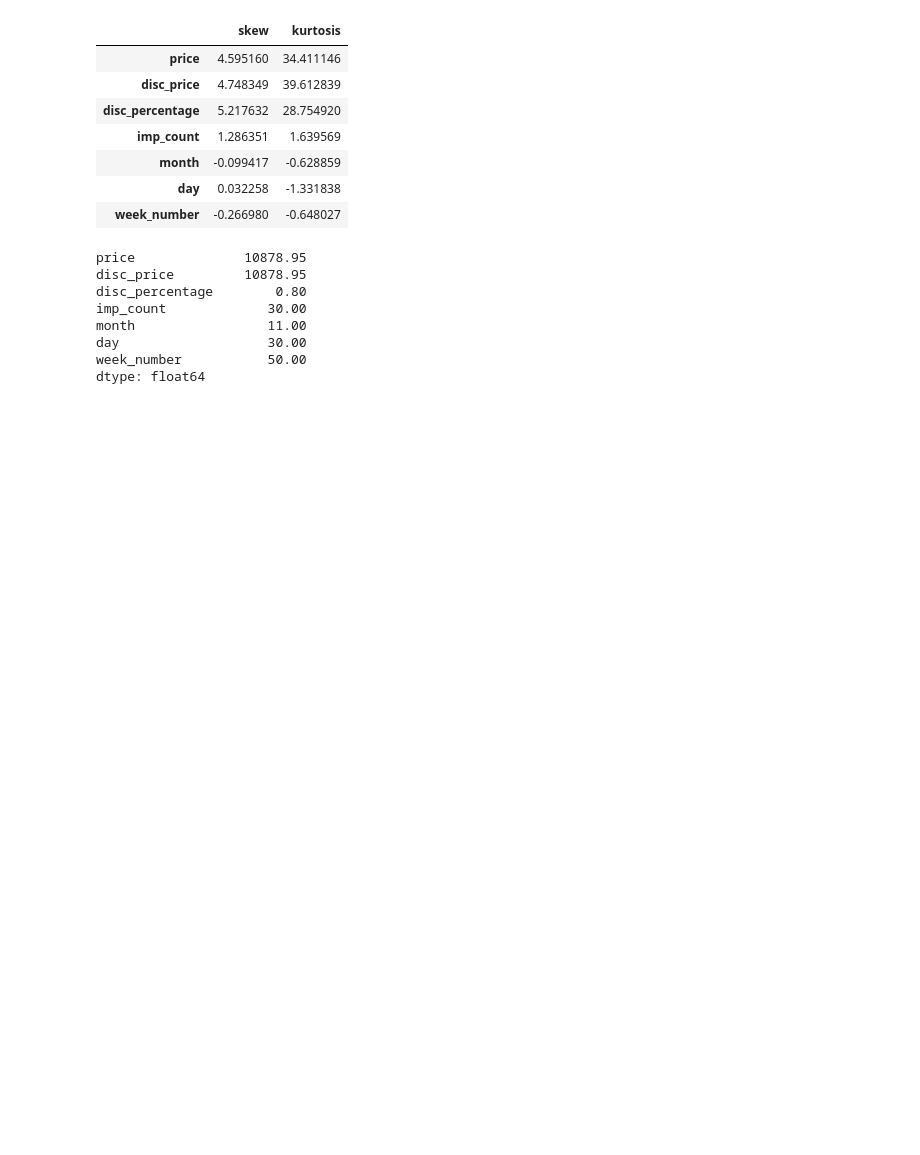
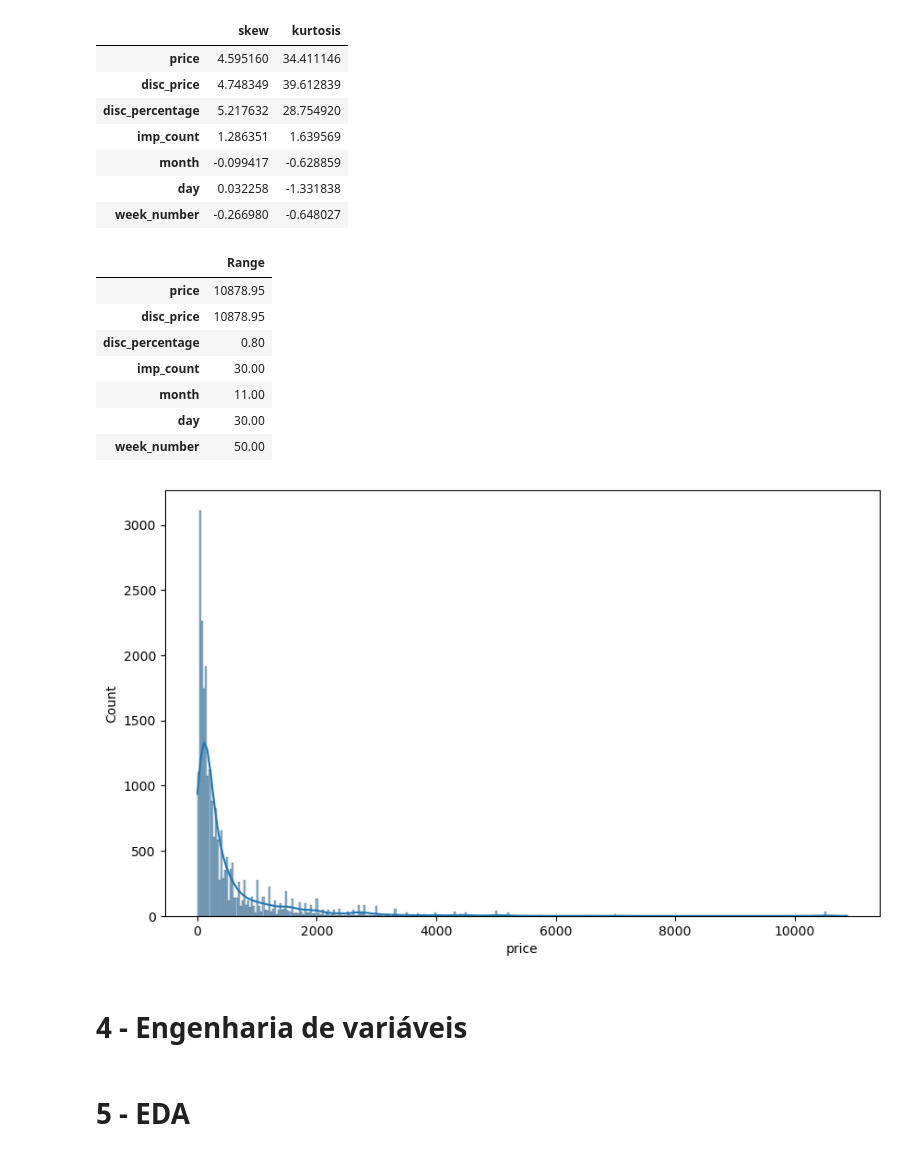
Before and after one commit to luc457x/CDS-ElasticidadeDePreco, a Jupyter notebook: notebook.ipynb, the cells around one changed output. Drawn from its saved outputs; the diff is of its cells as text; code cells hidden in the pictures; blank space fills up the shorter version.

```diff
--- a/notebook.ipynb
+++ b/notebook.ipynb
@@ -155,13 +175,23 @@ df_clear[nums].agg(['skew', 'kurtosis']).T
 | week_number | -0.266980 | -0.648027 |
 # %%
 # Range
-df_clear[nums].max() - df_clear[nums].min()
+pd.DataFrame(columns=['Range'], data=(df_clear[num_cols].max() - df_clear[num_cols].min()))
 # %% [output]
-price              10878.95
-disc_price         10878.95
-disc_percentage        0.80
-imp_count             30.00
-month                 11.00
-day                   30.00
-week_number           50.00
-dtype: float64
+|  | Range |
+| price | 10878.95 |
+| disc_price | 10878.95 |
+| disc_percentage | 0.80 |
+| imp_count | 30.00 |
+| month | 11.00 |
+| day | 30.00 |
+| week_number | 50.00 |
+# %%
+# Distribuição da coluna resposta 'price'
+plt.figure(figsize=(10, 6))
+sns.histplot(df_clear['price'], kde=True);
+# %% [output]
+[figure, added]
+# %% [markdown]
+# 4 - Engenharia de variáveis
+# %% [markdown]
+# 5 - EDA
```
Also changed, not shown: parts of 30 cells of this notebook.
